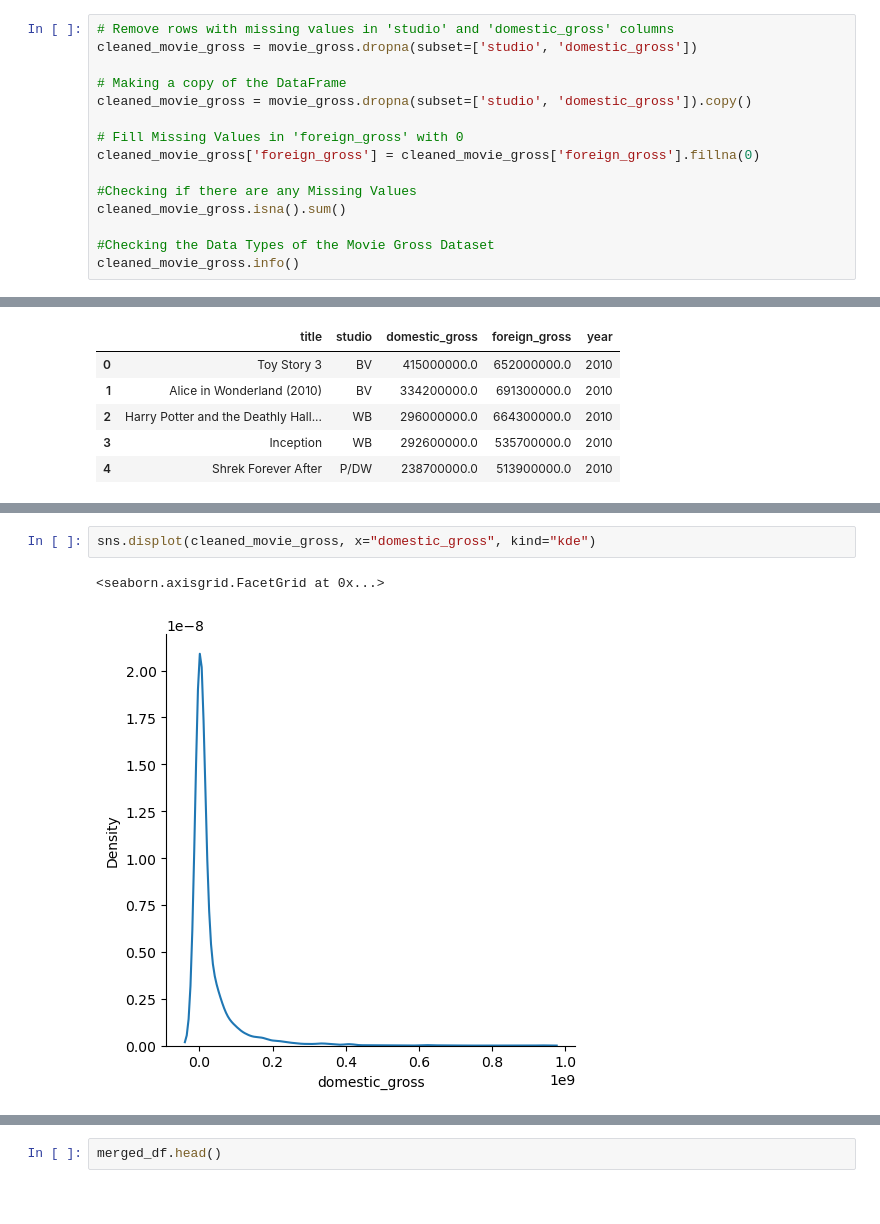
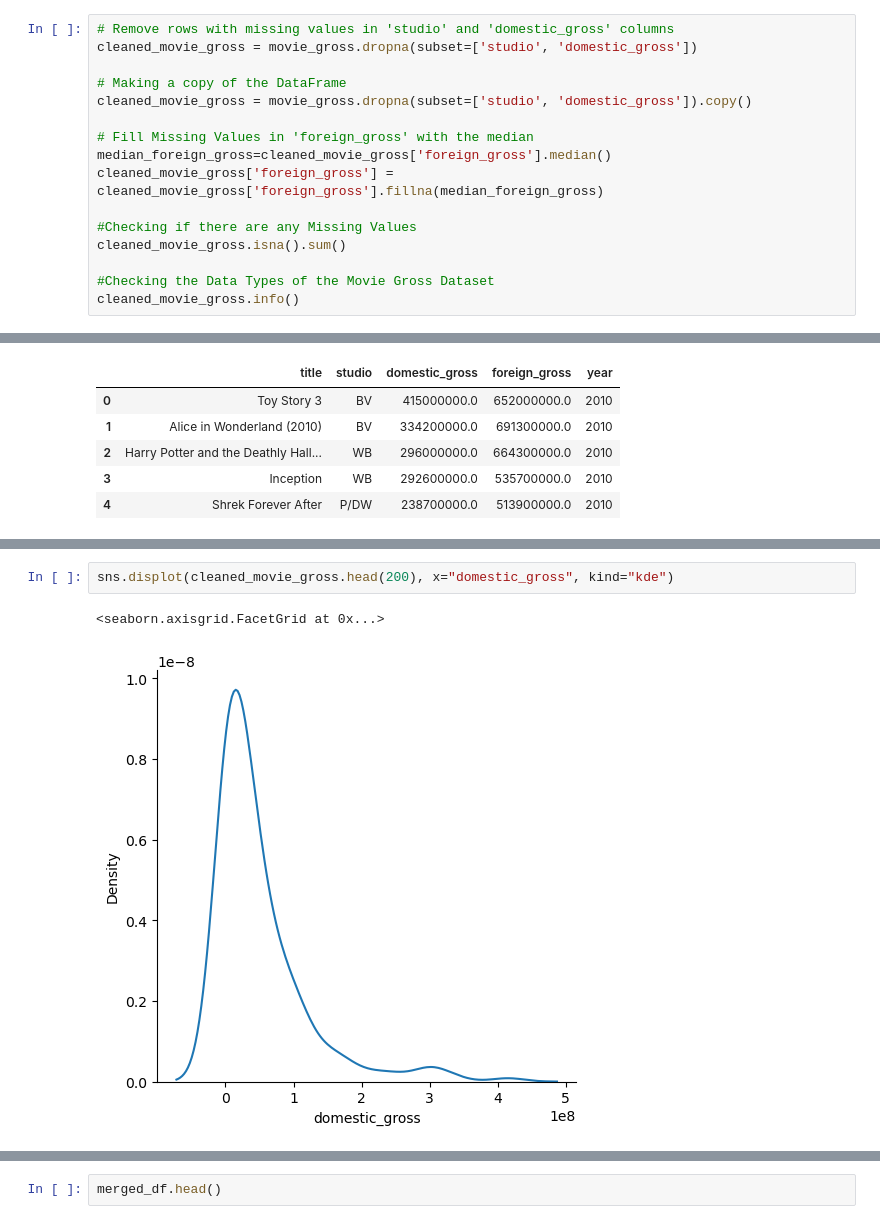
Before and after one commit to gkipkirui1/DSC_PT08P2_Phase_2_Project_Grp_1_Final, a Jupyter notebook: Index.ipynb, the cells around one changed output, grey strips where cells are left out. Cells and saved outputs as stored; diff of their text form.

```diff
--- a/Index.ipynb
+++ b/Index.ipynb
@@ -607,8 +557,9 @@ cleaned_movie_gross = movie_gross.dropna(subset=['studio', 'domestic_gross'])
 # Making a copy of the DataFrame
 cleaned_movie_gross = movie_gross.dropna(subset=['studio', 'domestic_gross']).copy()
 
-# Fill Missing Values in 'foreign_gross' with 0
-cleaned_movie_gross['foreign_gross'] = cleaned_movie_gross['foreign_gross'].fillna(0)
+# Fill Missing Values in 'foreign_gross' with the median
+median_foreign_gross=cleaned_movie_gross['foreign_gross'].median()
+cleaned_movie_gross['foreign_gross'] = cleaned_movie_gross['foreign_gross'].fillna(median_foreign_gross)
 
 #Checking if there are any Missing Values
 cleaned_movie_gross.isna().sum()
@@ -687,5 +645,5 @@ cleaned_movie_gross.head()
 # %%
-sns.displot(cleaned_movie_gross, x="domestic_gross", kind="kde")
+sns.displot(cleaned_movie_gross.head(200), x="domestic_gross", kind="kde")
 # %% [output]
 <seaborn.axisgrid.FacetGrid at 0x...>
-[figure, old version]
+[figure, new version]
```
Also changed, not shown: parts of 25 cells of this notebook, 2 other files.
